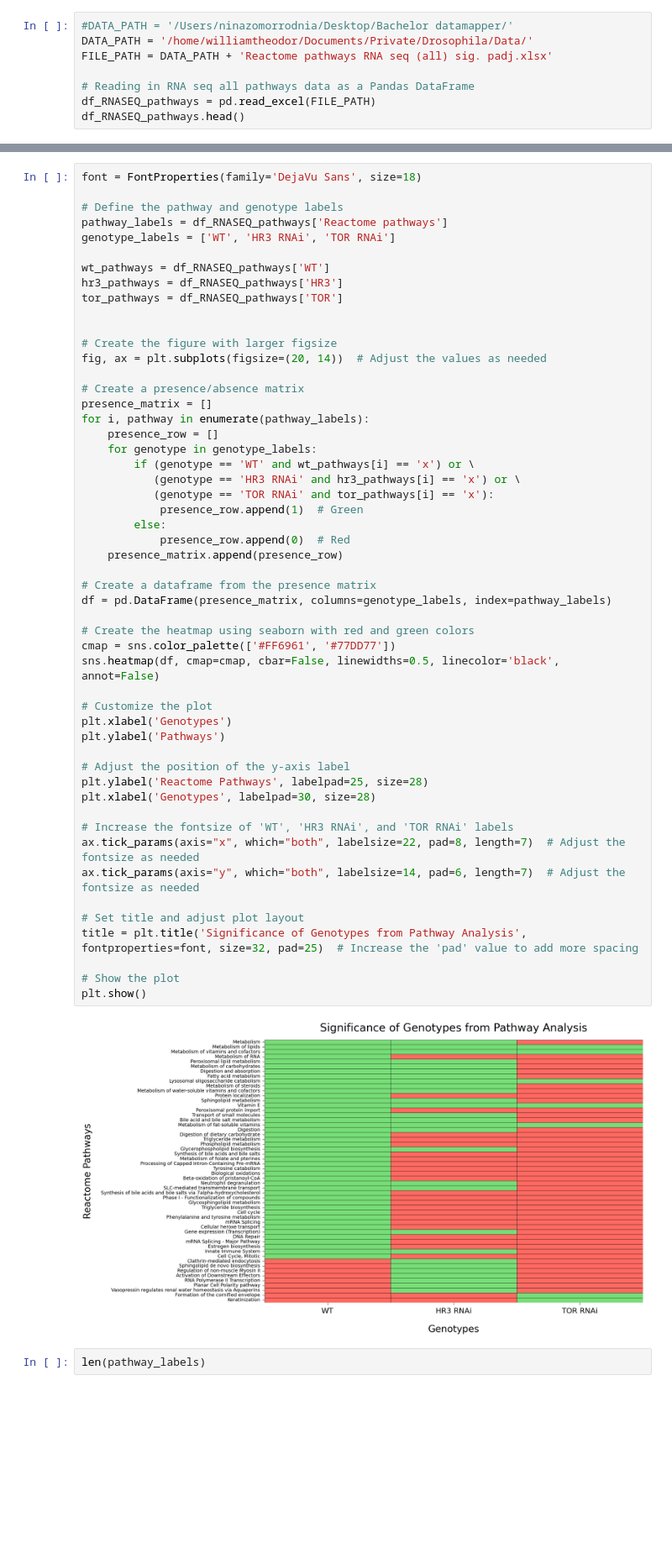
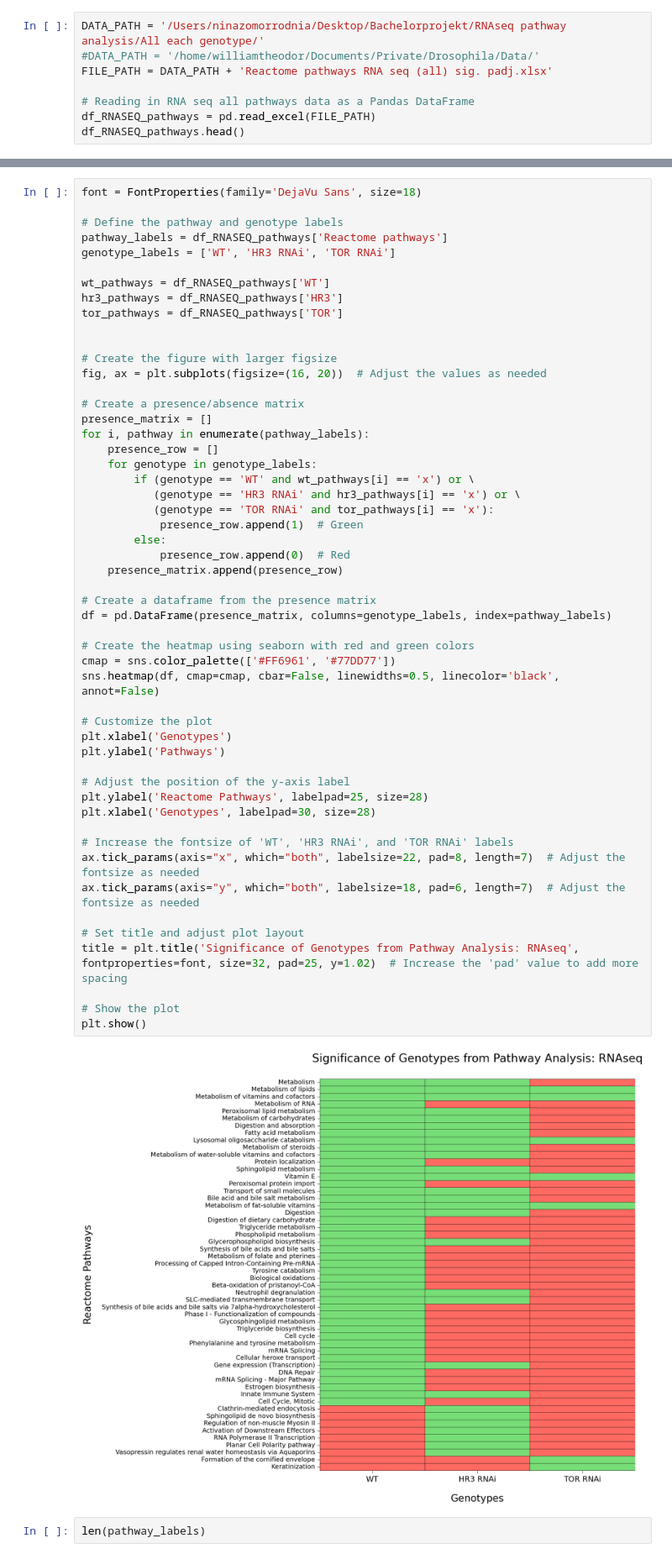
Before and after one commit to nzomorrodnia/bachelorproject_drosophila, a Jupyter notebook: RNA seq pathway analysis.ipynb, the cells around one changed output, grey strips where cells are left out. Shown at 84% size. Saved outputs shown, nothing was run; the diff lists cells and outputs as text; blank space fills up the shorter version.

```diff
--- a/RNA seq pathway analysis.ipynb
+++ b/RNA seq pathway analysis.ipynb
@@ -13,8 +13,8 @@ import matplotlib.font_manager as font_manager
 from matplotlib.font_manager import FontProperties
 import seaborn as sns
 # %%
-#DATA_PATH = '/Users/ninazomorrodnia/Desktop/Bachelor datamapper/'
-DATA_PATH = '/home/williamtheodor/Documents/Private/Drosophila/Data/'
+DATA_PATH = '/Users/ninazomorrodnia/Desktop/Bachelorprojekt/RNAseq pathway analysis/All each genotype/'
+#DATA_PATH = '/home/williamtheodor/Documents/Private/Drosophila/Data/'
 FILE_PATH = DATA_PATH + 'Reactome pathways RNA seq (all) sig. padj.xlsx'
 
 # Reading in RNA seq all pathways data as a Pandas DataFrame
@@ -215,7 +215,7 @@ tor_pathways = df_RNASEQ_pathways['TOR']
 
 
 # Create the figure with larger figsize
-fig, ax = plt.subplots(figsize=(20, 14))  # Adjust the values as needed
+fig, ax = plt.subplots(figsize=(16, 20))  # Adjust the values as needed
 
 # Create a presence/absence matrix
 presence_matrix = []
@@ -226,36 +226,36 @@ for i, pathway in enumerate(pathway_labels):
            (genotype == 'HR3 RNAi' and hr3_pathways[i] == 'x') or \
            (genotype == 'TOR RNAi' and tor_pathways[i] == 'x'):
             presence_row.append(1)  # Green
         else:
             presence_row.append(0)  # Red
     presence_matrix.append(presence_row)
 
 # Create a dataframe from the presence matrix
 df = pd.DataFrame(presence_matrix, columns=genotype_labels, index=pathway_labels)
 
 # Create the heatmap using seaborn with red and green colors
 cmap = sns.color_palette(['#FF6961', '#77DD77'])
 sns.heatmap(df, cmap=cmap, cbar=False, linewidths=0.5, linecolor='black', annot=False)
 
 # Customize the plot
 plt.xlabel('Genotypes')
 plt.ylabel('Pathways')
 
 # Adjust the position of the y-axis label
 plt.ylabel('Reactome Pathways', labelpad=25, size=28)
 plt.xlabel('Genotypes', labelpad=30, size=28)
 
 # Increase the fontsize of 'WT', 'HR3 RNAi', and 'TOR RNAi' labels
 ax.tick_params(axis="x", which="both", labelsize=22, pad=8, length=7)  # Adjust the fontsize as needed
-ax.tick_params(axis="y", which="both", labelsize=14, pad=6, length=7)  # Adjust the fontsize as needed
+ax.tick_params(axis="y", which="both", labelsize=18, pad=6, length=7)  # Adjust the fontsize as needed
 
 # Set title and adjust plot layout
-title = plt.title('Significance of Genotypes from Pathway Analysis', fontproperties=font, size=32, pad=25)  # Increase the 'pad' value to add more spacing
+title = plt.title('Significance of Genotypes from Pathway Analysis: RNAseq', fontproperties=font, size=32, pad=25, y=1.02)  # Increase the 'pad' value to add more spacing
 
 # Show the plot
 plt.show()
 # %% [output]
-[figure, old version]
+[figure, new version]
 # %%
 len(pathway_labels)
 # %% [output]
```
Also changed, not shown: parts of 1 cell of this notebook, 1 other file.
